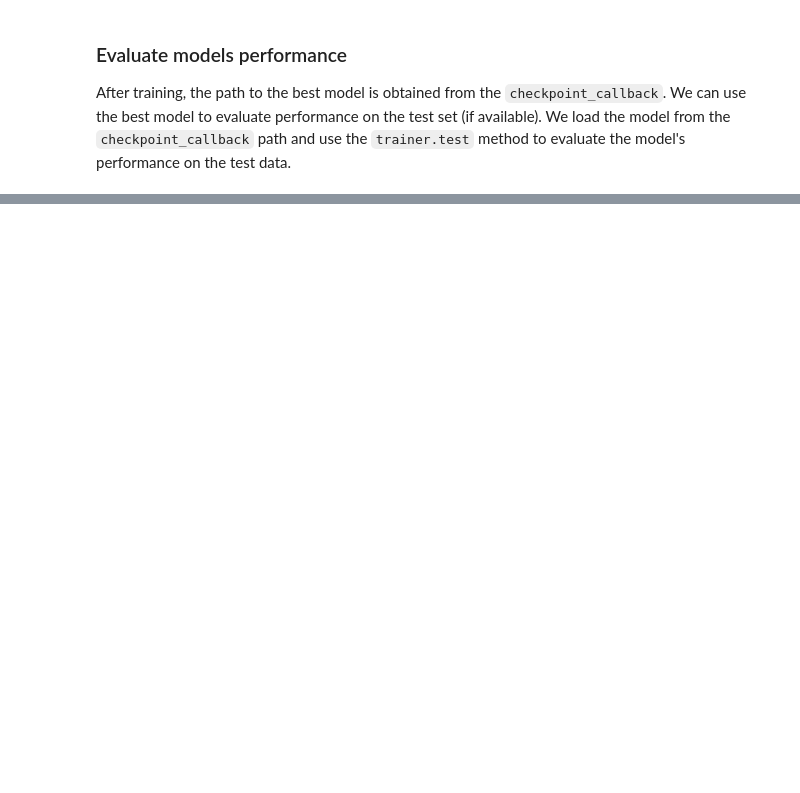
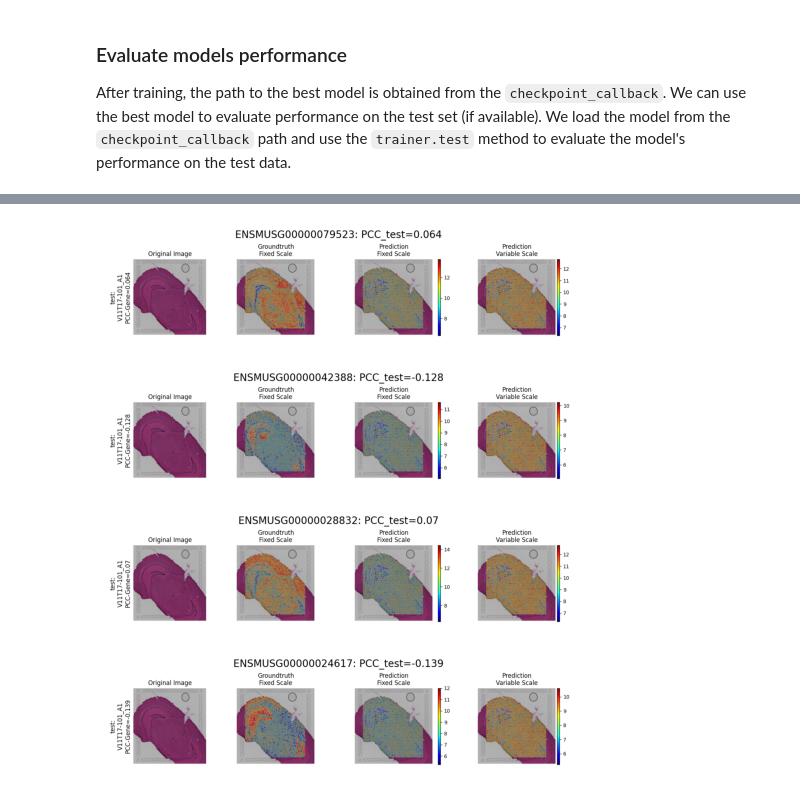
Before and after one commit to BCV-Uniandes/SpaRED, a Jupyter notebook: spared/tutorials/quickstart.ipynb, the cells around one changed output, grey strips where cells are left out. Cells and saved outputs as stored; diff of their text form; code cells hidden in the pictures; blank space fills up the shorter version.

```diff
--- a/spared/tutorials/quickstart.ipynb
+++ b/spared/tutorials/quickstart.ipynb
@@ -274,0 +323,19 @@ IndexError: too many indices for array: array is 1-dimensional, but 2 were index
+# %%
+import glob
+
+comparisons = glob.glob("./prediction_images/*comparison.png")
+
+# Load the comparison saved images
+for path in comparisons:
+    img = im.imread(path)
+
+    # Display the image
+    plt.figure(figsize=(6, 6))
+    plt.imshow(img)
+    plt.axis('off')
+    plt.show()
+# %% [output]
+[figure, added]
+[figure, added]
+[figure, added]
+[figure, added]
```
Also changed, not shown: parts of 21 cells of this notebook, 6 other files.
